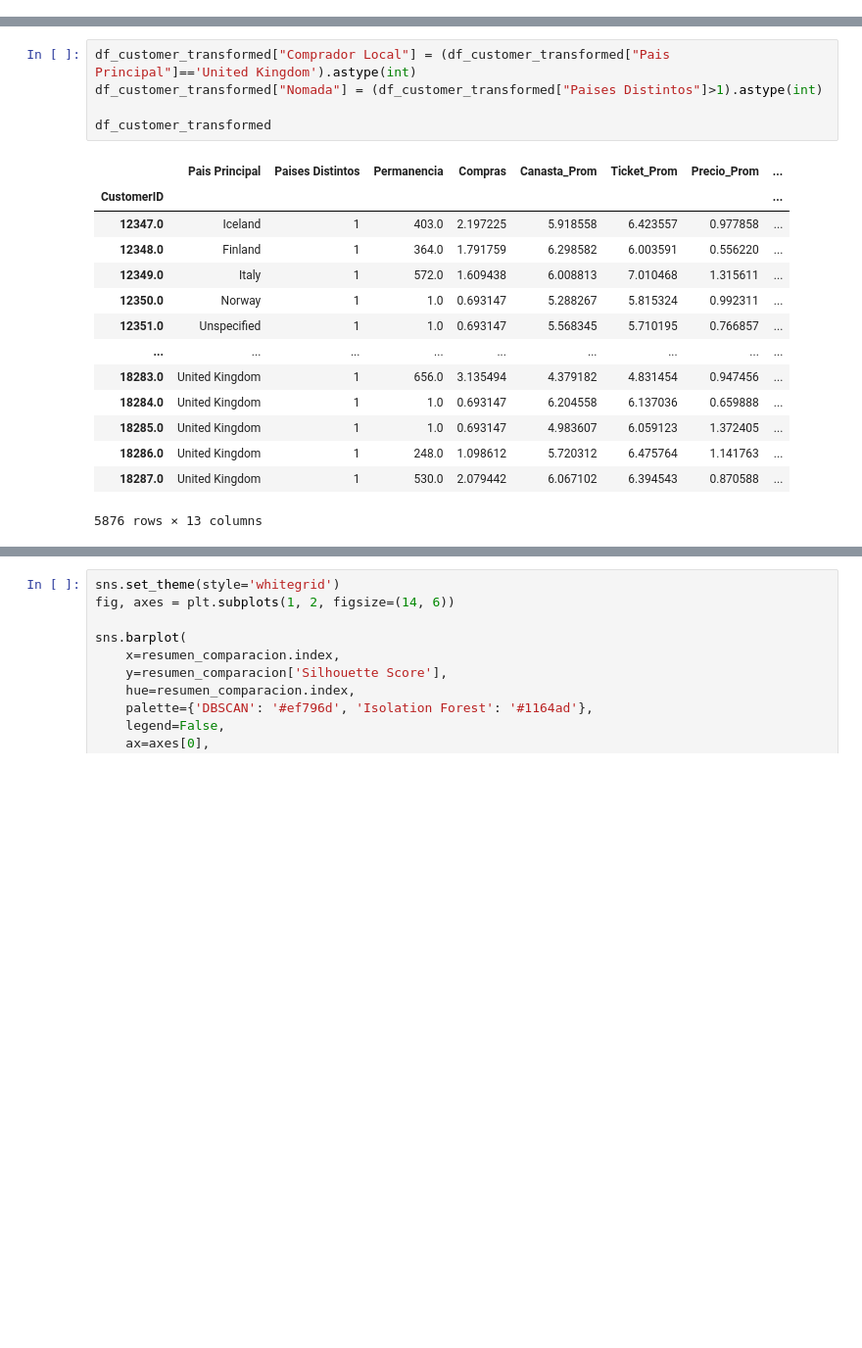
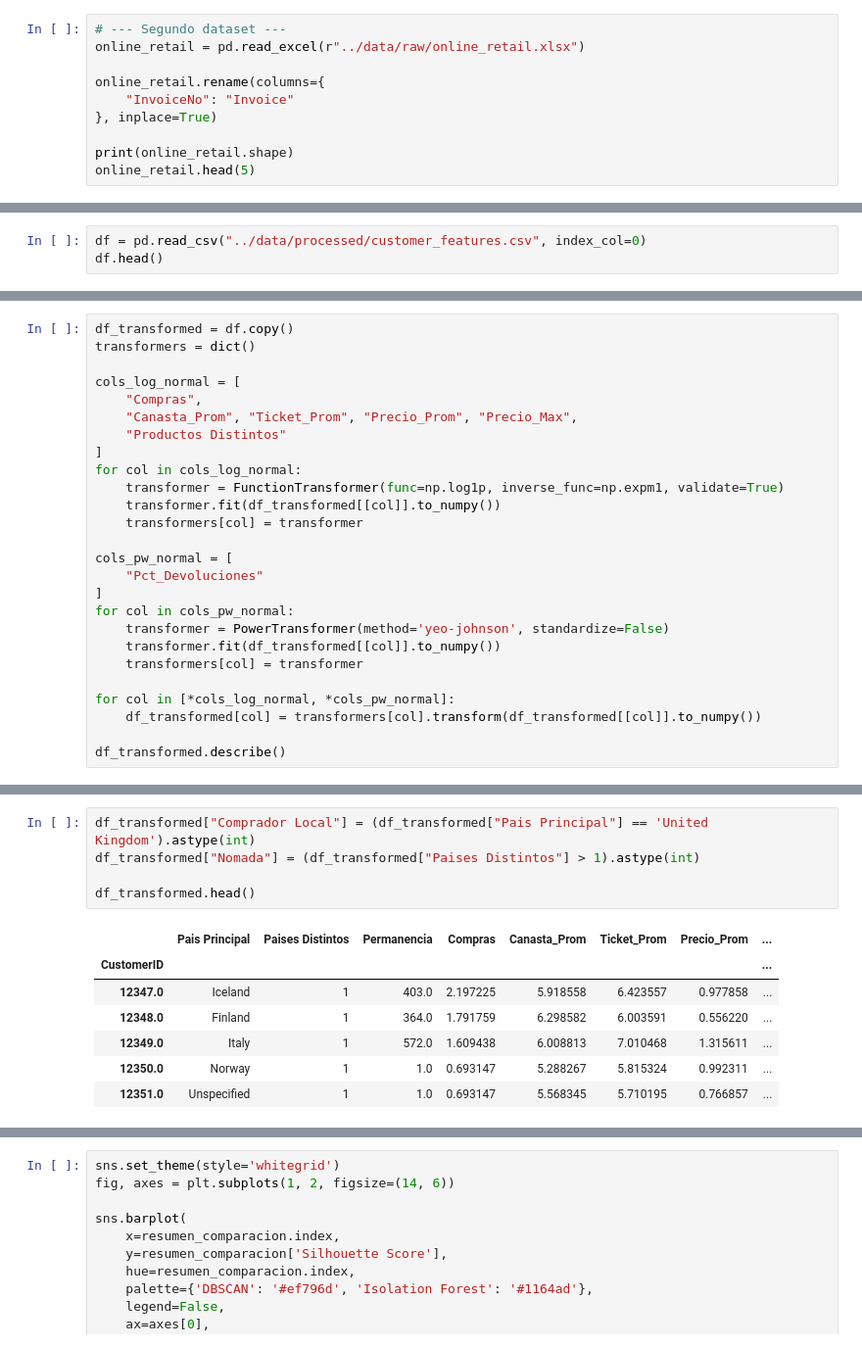
Before and after one commit to miguelblanco123/proyecto_final_aa, a Jupyter notebook: notebooks/notebook.ipynb, the cells around one changed output, grey strips where cells are left out. Shown at 98% size. Drawn from its saved outputs; the diff is of its cells as text; blank space fills up the shorter version.

```diff
--- a/notebooks/notebook.ipynb
+++ b/notebooks/notebook.ipynb
@@ -35,0 +76,10 @@ from sklearn.decomposition import PCA
+# %%
+# --- Segundo dataset ---
+online_retail = pd.read_excel(r"../data/raw/online_retail.xlsx")
+
+online_retail.rename(columns={
+    "InvoiceNo": "Invoice"
+}, inplace=True)
+
+print(online_retail.shape)
+online_retail.head(5)
@@ -543,0 +517,3 @@ sns.reset_defaults()
+# %%
+df = pd.read_csv("../data/processed/customer_features.csv", index_col=0)
+df.head()
@@ -543,0 +528,26 @@ sns.reset_defaults()
+# %%
+df_transformed = df.copy()
+transformers = dict()
+
+cols_log_normal = [
+    "Compras",
+    "Canasta_Prom", "Ticket_Prom", "Precio_Prom", "Precio_Max",
+    "Productos Distintos"
+]
+for col in cols_log_normal:
+    transformer = FunctionTransformer(func=np.log1p, inverse_func=np.expm1, validate=True)
+    transformer.fit(df_transformed[[col]].to_numpy())
+    transformers[col] = transformer
+
+cols_pw_normal = [
+    "Pct_Devoluciones"
+]
+for col in cols_pw_normal:
+    transformer = PowerTransformer(method='yeo-johnson', standardize=False)
+    transformer.fit(df_transformed[[col]].to_numpy())
+    transformers[col] = transformer
+
+for col in [*cols_log_normal, *cols_pw_normal]:
+    df_transformed[col] = transformers[col].transform(df_transformed[[col]].to_numpy())
+
+df_transformed.describe()
@@ -544,23 +564,16 @@ sns.reset_defaults()
 # %%
-df_customer_transformed["Comprador Local"] = (df_customer_transformed["Pais Principal"]=='United Kingdom').astype(int)
-df_customer_transformed["Nomada"] = (df_customer_transformed["Paises Distintos"]>1).astype(int)
+df_transformed["Comprador Local"] = (df_transformed["Pais Principal"] == 'United Kingdom').astype(int)
+df_transformed["Nomada"] = (df_transformed["Paises Distintos"] > 1).astype(int)
 
-df_customer_transformed
+df_transformed.head()
 # %% [output]
 |  | Pais Principal | Paises Distintos | Permanencia | Compras | Canasta_Prom | Ticket_Prom | Precio_Prom | ... |
 | CustomerID |  |  |  |  |  |  |  | ... |
 | 12347.0 | Iceland | 1 | 403.0 | 2.197225 | 5.918558 | 6.423557 | 0.977858 | ... |
 | 12348.0 | Finland | 1 | 364.0 | 1.791759 | 6.298582 | 6.003591 | 0.556220 | ... |
 | 12349.0 | Italy | 1 | 572.0 | 1.609438 | 6.008813 | 7.010468 | 1.315611 | ... |
 | 12350.0 | Norway | 1 | 1.0 | 0.693147 | 5.288267 | 5.815324 | 0.992311 | ... |
 | 12351.0 | Unspecified | 1 | 1.0 | 0.693147 | 5.568345 | 5.710195 | 0.766857 | ... |
-| ... | ... | ... | ... | ... | ... | ... | ... | ... |
-| 18283.0 | United Kingdom | 1 | 656.0 | 3.135494 | 4.379182 | 4.831454 | 0.947456 | ... |
-| 18284.0 | United Kingdom | 1 | 1.0 | 0.693147 | 6.204558 | 6.137036 | 0.659888 | ... |
-| 18285.0 | United Kingdom | 1 | 1.0 | 0.693147 | 4.983607 | 6.059123 | 1.372405 | ... |
-| 18286.0 | United Kingdom | 1 | 248.0 | 1.098612 | 5.720312 | 6.475764 | 1.141763 | ... |
-| 18287.0 | United Kingdom | 1 | 530.0 | 2.079442 | 6.067102 | 6.394543 | 0.870588 | ... |
-5876 rows × 13 columns
 # %%
 # Definimos las columnas numéricas continuas
 columnas_numericas = ['Permanencia', 'Compras', 'Canasta_Prom', 'Ticket_Prom',
```
Also changed, not shown: parts of 93 cells of this notebook, 28 other files.
